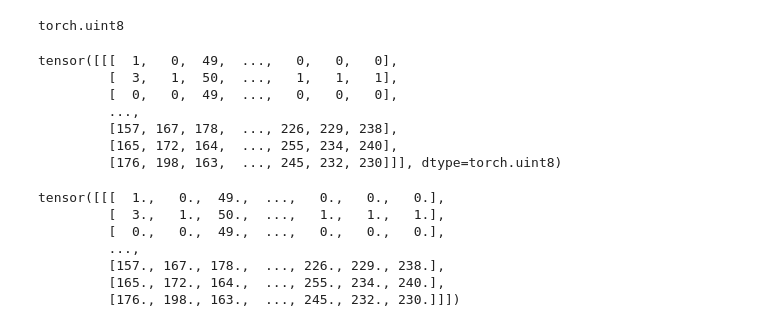
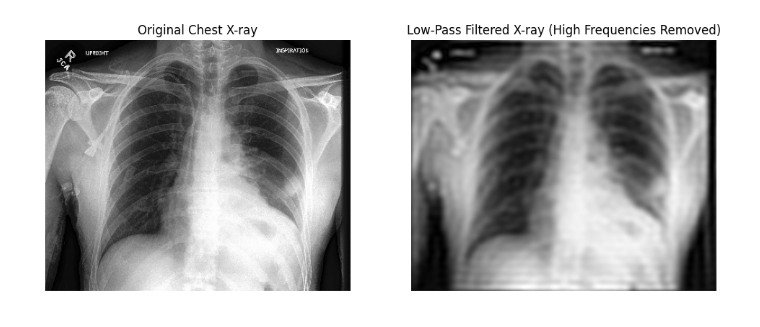
Before and after one commit to dishant24/BVM_Chest_X-Ray_Fair_AI, a Jupyter notebook: main.ipynb, the cells around one changed output. Drawn from its saved outputs; the diff is of its cells as text; code cells hidden in the pictures.

```diff
--- a/main.ipynb
+++ b/main.ipynb
@@ -108,30 +162,56 @@ img.shape
+# %%
+import numpy as np
+import matplotlib.pyplot as plt
+from skimage import io, color
+
+sample_image = r'..//..//datasets' + '/' + str(training_data['Path'][10])
+image = plt.imread(sample_image)
+# Compute the 2D Fourier Transform
+f_transform = np.fft.fft2(image)
+f_shift = np.fft.fftshift(f_transform)  # Shift low frequencies to center
+
+# Create a Low-Pass Filter (Circular Mask)
+rows, cols = image.shape
+crow, ccol = rows // 2 , cols // 2  # Find center of image
+radius = 30  # Adjust this value for more/less blurring
+
+# Create a mask with a white circle at the center
+Y, X = np.ogrid[:rows, :cols]
+mask = (X - ccol)**2 + (Y - crow)**2 <= radius**2  # Circular mask
+
+# Apply the mask to keep only low frequencies
+filtered_f_shift = f_shift * mask
+
+# Inverse FFT to get back the filtered image
+f_ishift = np.fft.ifftshift(filtered_f_shift)  # Move back low frequencies
+img_filtered = np.fft.ifft2(f_ishift)
+img_filtered = np.abs(img_filtered)  # Convert complex values to real numbers
+
+# Display the Results
+plt.figure(figsize=(12, 6))
+
+plt.subplot(1, 2, 1)
+plt.imshow(image, cmap="gray")
+plt.title("Original Chest X-ray")
+plt.axis("off")
+
+plt.subplot(1, 2, 2)
+plt.imshow(img_filtered, cmap="gray")
+plt.title("Low-Pass Filtered X-ray (High Frequencies Removed)")
+plt.axis("off")
+
+plt.show()
+# %% [output]
+[figure, added]
 # %%
 img_ = read_image(sample_image)
 # %%
 img_.dtype
-# %% [output]
-torch.uint8
 # %%
 img_
-# %% [output]
-tensor([[[  1,   0,  49,  ...,   0,   0,   0],
-         [  3,   1,  50,  ...,   1,   1,   1],
-         [  0,   0,  49,  ...,   0,   0,   0],
-         ...,
-         [157, 167, 178,  ..., 226, 229, 238],
-         [165, 172, 164,  ..., 255, 234, 240],
-         [176, 198, 163,  ..., 245, 232, 230]]], dtype=torch.uint8)
 # %%
 img_f = img_.to(torch.float32)
 img_f
-# %% [output]
-tensor([[[  1.,   0.,  49.,  ...,   0.,   0.,   0.],
-         [  3.,   1.,  50.,  ...,   1.,   1.,   1.],
-         [  0.,   0.,  49.,  ...,   0.,   0.,   0.],
-         ...,
-         [157., 167., 178.,  ..., 226., 229., 238.],
-         [165., 172., 164.,  ..., 255., 234., 240.],
-         [176., 198., 163.,  ..., 245., 232., 230.]]])
 # %%
 demographic_data = pd.read_csv('..\\..\datasets\CheXpert-v1.0-small\demographics_CXP.csv')
 demographic_data.head()
```
Also changed, not shown: parts of 36 cells of this notebook, 3 other files.
